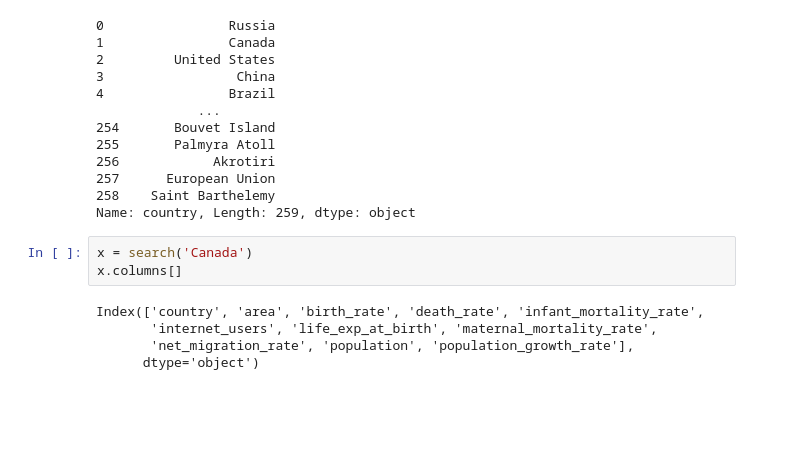
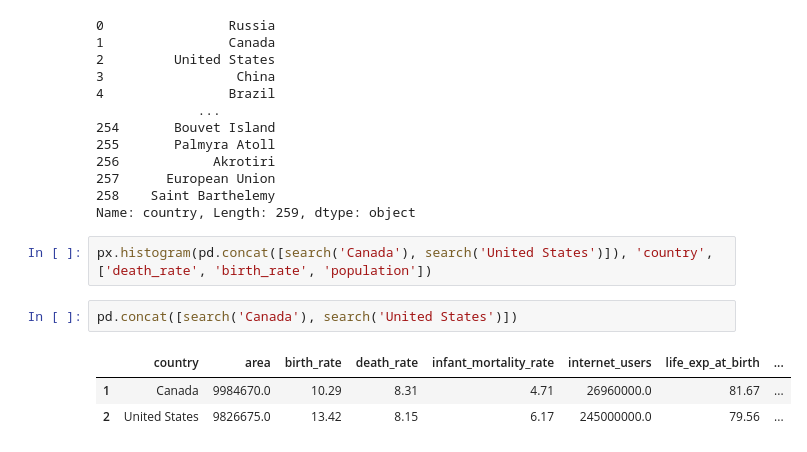
Before and after one commit to Real-VeerSandhu/CIA-Country-Comparison, a Jupyter notebook: analysis/people_analysis.ipynb, the cells around one changed output. Saved outputs shown, nothing was run; the diff lists cells and outputs as text; blank space fills up the shorter version.

```diff
--- a/analysis/people_analysis.ipynb
+++ b/analysis/people_analysis.ipynb
@@ -82,11 +82,11 @@ df['country']
 257      European Union
 258    Saint Barthelemy
 Name: country, Length: 259, dtype: object
-# %%
-x = search('Canada')
-x.columns[]
-# %% [output]
-Index(['country', 'area', 'birth_rate', 'death_rate', 'infant_mortality_rate',
-       'internet_users', 'life_exp_at_birth', 'maternal_mortality_rate',
-       'net_migration_rate', 'population', 'population_growth_rate'],
-      dtype='object')
+# %%
+px.histogram(pd.concat([search('Canada'), search('United States')]), 'country', ['death_rate', 'birth_rate', 'population'])
+# %%
+pd.concat([search('Canada'), search('United States')])
+# %% [output]
+|  | country | area | birth_rate | death_rate | infant_mortality_rate | internet_users | life_exp_at_birth | ... |
+| 1 | Canada | 9984670.0 | 10.29 | 8.31 | 4.71 | 26960000.0 | 81.67 | ... |
+| 2 | United States | 9826675.0 | 13.42 | 8.15 | 6.17 | 245000000.0 | 79.56 | ... |
```
Also changed, not shown: 1 other file.
